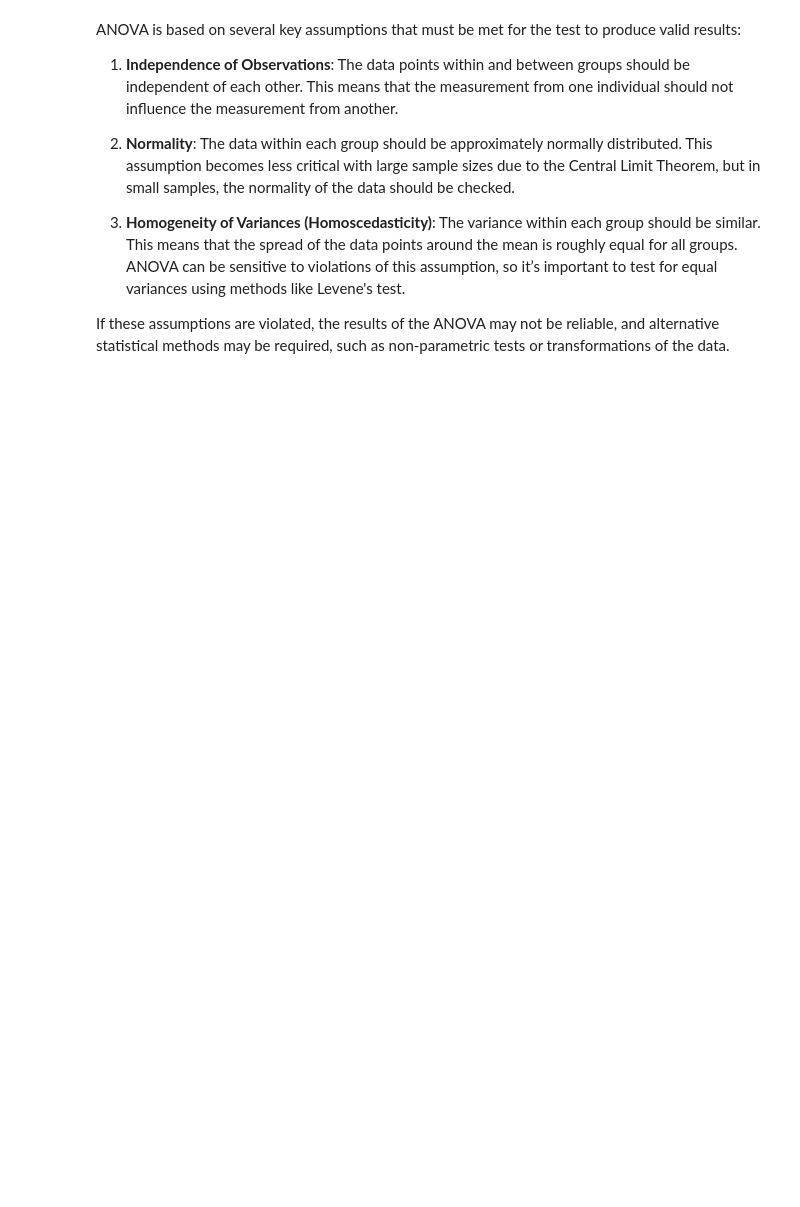
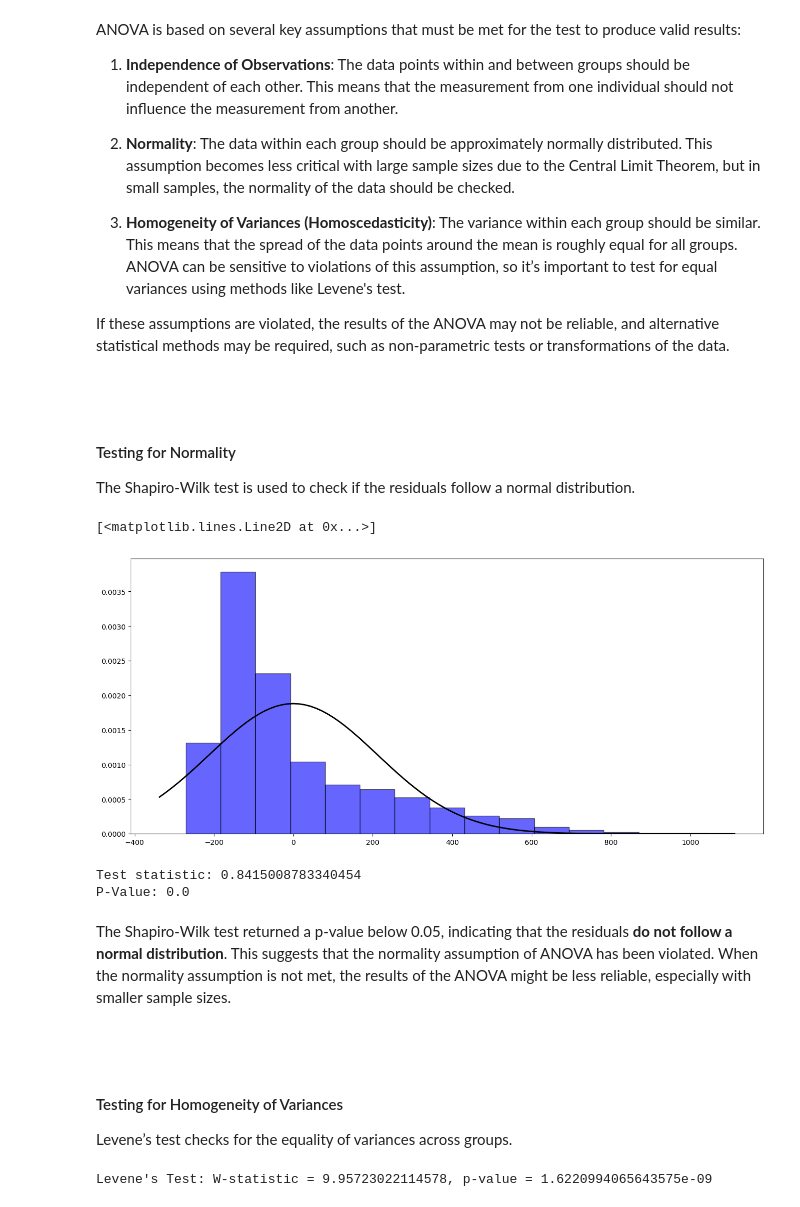
Before and after one commit to GrzegorzPus/Adidas-US-Sales-Analysis, a Jupyter notebook: ANOVA Analysis.ipynb, the cells around one changed output. Saved outputs shown, nothing was run; the diff lists cells and outputs as text; code cells hidden in the pictures; blank space fills up the shorter version.

```diff
--- a/ANOVA Analysis.ipynb
+++ b/ANOVA Analysis.ipynb
@@ -40,0 +101,7 @@ Alternative Hypothesis (H₁): At least one group mean is different from the oth
+# %%
+df = df.rename(columns={'Units Sold': 'Units_Sold'})
+df = df.rename(columns={'Sales Method': 'Sales_Method'})
+# %%
+a = ols('Units_Sold ~ Retailer', data=df).fit()
+r = sm.stats.anova_lm(a, typ=2)
+r
@@ -48,3 +186,51 @@ ANOVA is based on several key assumptions that must be met for the test to produ
 3. **Homogeneity of Variances (Homoscedasticity)**: The variance within each group should be similar. This means that the spread of the data points around the mean is roughly equal for all groups. ANOVA can be sensitive to violations of this assumption, so it’s important to test for equal variances using methods like Levene's test.
 
 If these assumptions are violated, the results of the ANOVA may not be reliable, and alternative statistical methods may be required, such as non-parametric tests or transformations of the data.
+# %% [markdown]
+<br>
+# %% [markdown]
+#### Testing for Normality
+The Shapiro-Wilk test is used to check if the residuals follow a normal distribution.
+# %%
+from scipy.stats import norm
+
+plt.figure(figsize=(16,7))
+plt.hist(a.resid, bins=15, density=True, alpha=0.6, color='b', edgecolor='black')
+
+mu, std = np.mean(a.resid), np.std(a.resid)
+xmin, xmax = plt.xlim()
+x = np.linspace(xmin, xmax, 100)
+p = norm.pdf(x, mu, std)
+plt.plot(x, p, 'k', linewidth=2)
+# %% [output]
+[<matplotlib.lines.Line2D at 0x...>]
+[figure, added]
+# %%
+from scipy import stats
+
+shapiro_test_statistic, shapiro_p_value = stats.shapiro(a.resid)
+print(f'Test statistic: {shapiro_test_statistic}')
+print(f'P-Value: {shapiro_p_value}')
+# %% [output]
+Test statistic: 0.8415008783340454
+P-Value: 0.0
+# %% [markdown]
+The Shapiro-Wilk test returned a p-value below 0.05, indicating that the residuals **do not follow a normal distribution**. This suggests that the normality assumption of ANOVA has been violated. When the normality assumption is not met, the results of the ANOVA might be less reliable, especially with smaller sample sizes.
+# %% [markdown]
+<br>
+# %% [markdown]
+#### Testing for Homogeneity of Variances
+Levene’s test checks for the equality of variances across groups.
+# %%
+from scipy.stats import levene
+
+levene_test = levene(df[df['Retailer'] == 'Amazon']['Units_Sold'],
+                     df[df['Retailer'] == 'Foot Locker']['Units_Sold'],
+                     df[df['Retailer'] == "Kohl's"]['Units_Sold'],
+                     df[df['Retailer'] == 'Sports Direct']['Units_Sold'],
+                     df[df['Retailer'] == 'Walmart']['Units_Sold'],
+                     df[df['Retailer'] == 'West Gear']['Units_Sold'])
+
+print("Levene's Test: W-statistic = {}, p-value = {}".format(levene_test.statistic, levene_test.pvalue))
+# %% [output]
+Levene's Test: W-statistic = 9.95723022114578, p-value = 1.6220994065643575e-09
```
Also changed, not shown: parts of 34 cells of this notebook.
